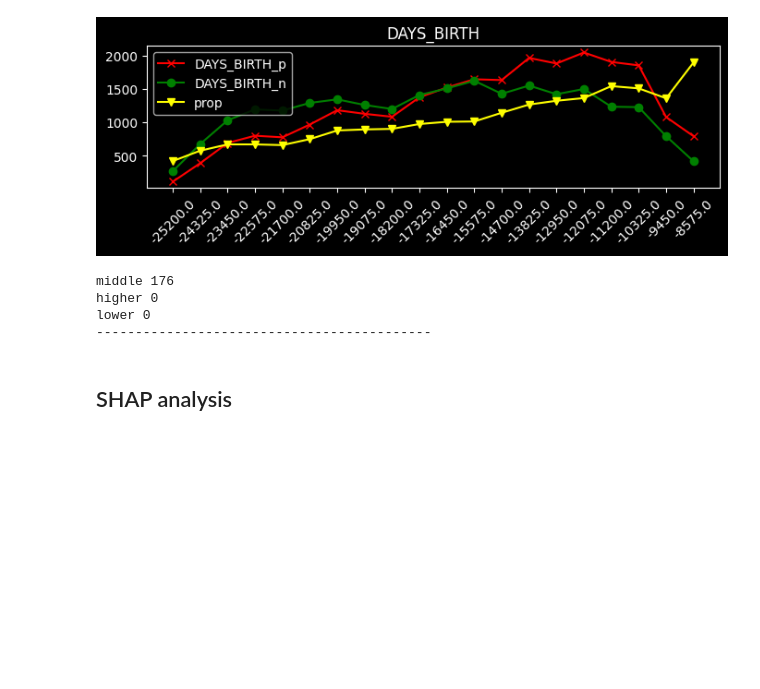
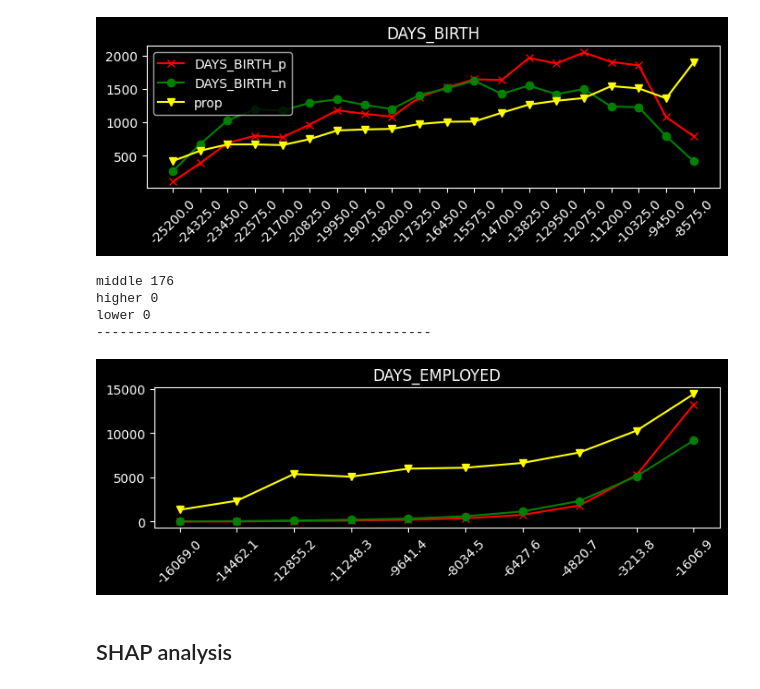
Before and after one commit to metacount/Machine_learning, a Jupyter notebook: EDA_tools.ipynb, the cells around one changed output. Drawn from its saved outputs; the diff is of its cells as text; code cells hidden in the pictures; blank space fills up the shorter version.

Commit message:
update Days Employed

```diff
--- a/EDA_tools.ipynb
+++ b/EDA_tools.ipynb
@@ -166,6 +172,18 @@ middle 176
 higher 0
 lower 0
 -------------------------------------------
+# %%
+column = 'DAYS_EMPLOYED'
+dfl = df[df[column] < 10e+4].copy()
+cols = [column,target]
+
+dfp = dfl[cols][dfl[target]==1].copy()
+dfn = dfl[cols][dfl[target]==0].copy()
+
+
+eda.plot(eda.bin2(dfp[column],dfn[column],10),column,mult=10e+3)
+# %% [output]
+[figure, added]
 # %% [markdown]
 ## SHAP analysis
 # %%
```
Also changed, not shown: parts of 6 cells of this notebook.
